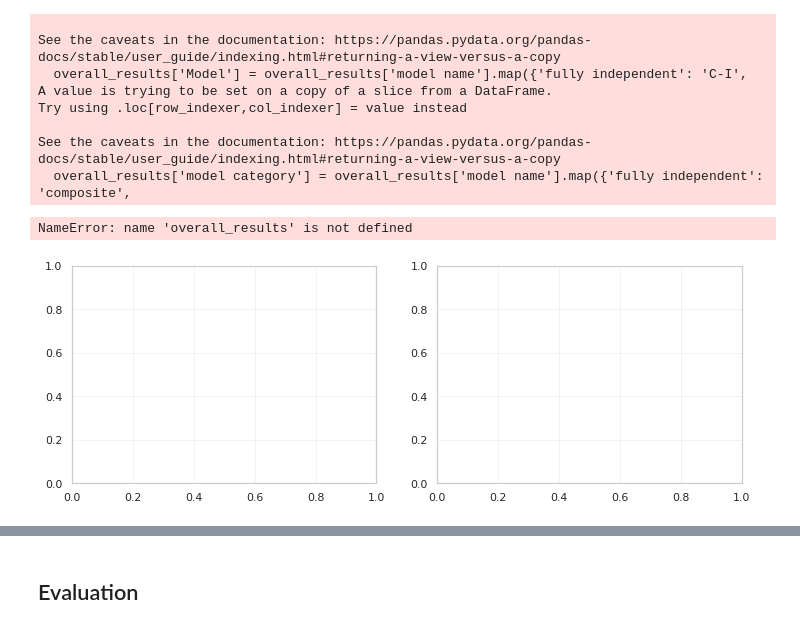
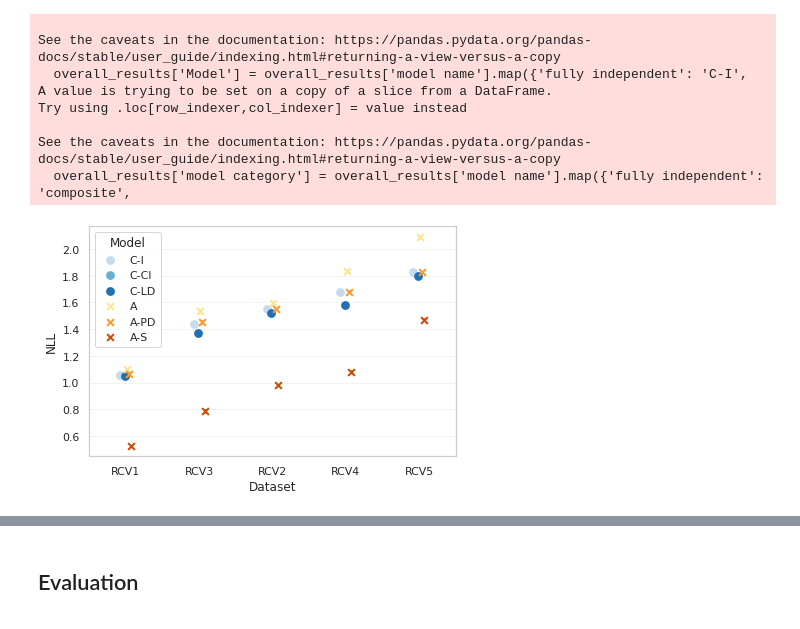
Before and after one commit to DQ-lab/partial_order-collection, a Jupyter notebook: paper_figures.ipynb, the cells around one changed output, grey strips where cells are left out. Drawn from its saved outputs; the diff is of its cells as text; code cells hidden in the pictures.

```diff
--- a/paper_figures.ipynb
+++ b/paper_figures.ipynb
@@ -394,16 +382,7 @@ for year, dictionary in rcv_datasets.items():
 # %%
-importlib.reload(sp)
 model_names=['fully independent', 'conditionally independent', 'length dependent', 'augmented', 'position-dependent augmented', 'stratified augmented']
 kfolds=5
-kfold_results = Parallel(n_jobs=30)(delayed(kfold_train_test)(i, model_name, length_k, length_reg, mnl_k, rank_reg, dataset_name,
-                                                                  dataset, program_data=data, school_choice=school_choice)
+kfold_results = Parallel(n_jobs=30)(delayed(kfold_train_test)(i, model_name, 10, 0.0, 10, 0.0, dataset_name, dataset)
                                       for i in range(kfolds)
                                       for model_name in model_names
-                                      for dataset_name, dataset, school_choice, data, length_k, length_reg, mnl_k, rank_reg in zip(dataset_names,
-                                                                                                                                   datasets,
-                                                                                                                                   school_choice_indicators,
-                                                                                                                                   program_datasets,
-                                                                                                                                   length_ks,
-                                                                                                                                   length_regs,
-                                                                                                                                   mnl_ks,
-                                                                                                                                   rank_regs))
+                                      for dataset_name, dataset in zip(dataset_names, datasets))
@@ -410,6 +432,6 @@ kfold_results = Parallel(n_jobs=30)(delayed(kfold_train_test)(i, model_name, len
 # %%
 kfold_train_df = pd.DataFrame([subitem for result in kfold_results if result is not None for subitem in result],
-                             columns=['i', 'dataset', 'school choice', 'model name', 'loss type', 'term', 'n', 'm', 'num_obs', 'loss', 'num epochs', 'runtime', 'no params'])
+                             columns=['i', 'dataset', 'model name', 'loss type', 'term', 'n', 'm', 'num_obs', 'loss', 'num epochs', 'runtime', 'no params'])
 full_results = kfold_train_df[(kfold_train_df['loss type']!='train + reg')&(kfold_train_df['term']!='reg')]
 overall_results = kfold_train_df[(kfold_train_df['term']=='overall') & (kfold_train_df['loss type']!='train + reg')]
 overall_results['dataset label'] = overall_results['dataset'].map({'2018 BOS': 'RCV1',
@@ -450,36 +472,22 @@ See the caveats in the documentation: https://pandas.pydata.org/pandas-docs/stab
 # %%
 model_names = ['fully independent', 'conditionally independent', 'length dependent', 'augmented', 'position-dependent augmented', 'stratified augmented']
 hue_order = ['C-I', 'C-CI', 'C-LD', 'A', 'A-PD', 'A-S']
 palette = sns.color_palette("Blues", n_colors=3)+sns.color_palette("YlOrBr", n_colors=3)
-fig, ax = plt.subplots(1,2,figsize=(12,4))
+fig, ax = plt.subplots(1,1,figsize=(6,4))
 
 data = overall_results[overall_results['loss type']=='test']
 data = data.assign(num_alternatives=data['dataset'].map({'2018 BOS': 3,
                                                          '2018 M': 8,
                                                          '2019 DA': 4,
                                                          '2019 M': 7,
-                                                         '2019 BOS': 4,
-                                                         '1718 SFUSD': 152,
-                                                         '1819 SFUSD': 152})).sort_values(by='num_alternatives')
+                                                         '2019 BOS': 4})).sort_values(by='num_alternatives')
 
 # data = data[data.Model=='A']
 sns.pointplot(data=data, x='dataset label', y='loss', hue='Model', markers=['o','o','o','x','x', 'x'],
-              hue_order=hue_order, palette=palette, dodge=True, join=False, alpha=0.5, ax=ax[0]).set(xlabel='Dataset',
-                                                                                                  ylabel='NLL')
-sns.pointplot(data=data, x='dataset label', y='runtime', hue='Model', markers=['o','o','o','x','x','x'],
-              hue_order=hue_order, palette=palette, dodge=True, join=False, alpha=0.5, ax=ax[1]).set(xlabel='Dataset',
-                                                                                                     ylabel='Runtime (s)')
-
-ax[1].legend().remove()
-# ax[0].set_ylim(0.0, 6.0)
-# ax.set_xticks(ticks=np.arange(7), labels=['RCV1', 'RCV2', 'RCV3', 'RCV4', 'RCV5', 'SC1', 'SC2'])
-# ax[1].set_xticks(ticks=np.arange(7), labels=['RCV1', 'RCV2', 'RCV3', 'RCV4', 'RCV5', 'SC1', 'SC2'])
-# ax[1].set_ylim(-500, 8000)
-# ax[0].set_xticklabels(ax[0].get_xticklabels(), rotation=45, fontdict={'horizontalalignment':'right'})
-# ax[1].set_xticklabels(ax[1].get_xticklabels(), rotation=45, fontdict={'horizontalalignment':'right'})
+              hue_order=hue_order, palette=palette, dodge=True, join=False, alpha=0.5, ax=ax).set(xlabel='Dataset',
+                                                                                                     ylabel='NLL')
 fig.tight_layout()
 # %% [output]
-NameError: name 'overall_results' is not defined
-[figure, old version]
+[figure, new version]
 # %%
 model_names=['fully independent', 'conditionally independent', 'length dependent', 'augmented', 'position-dependent augmented', 'stratified augmented']
```
Also changed, not shown: parts of 15 cells of this notebook.
